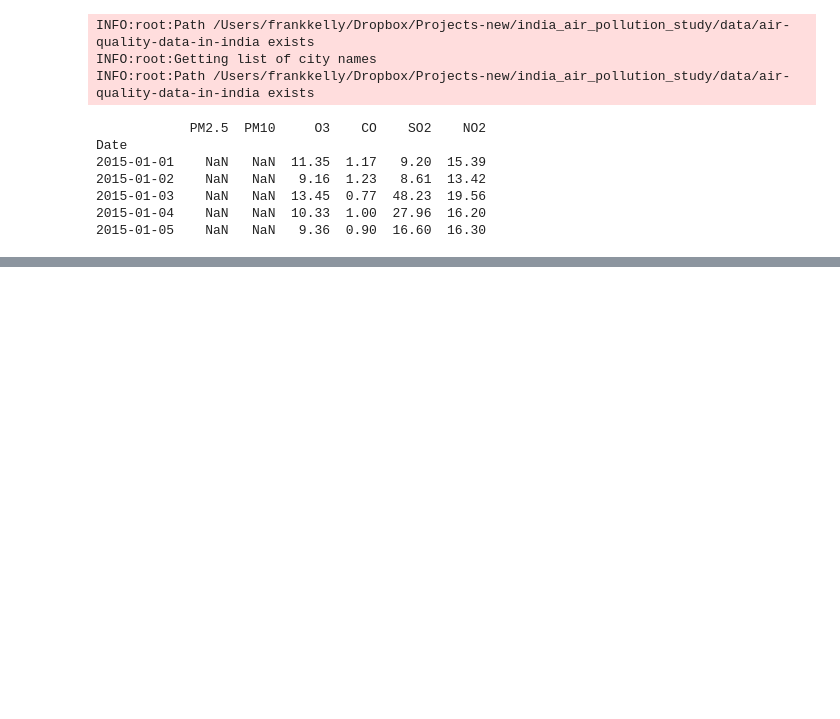
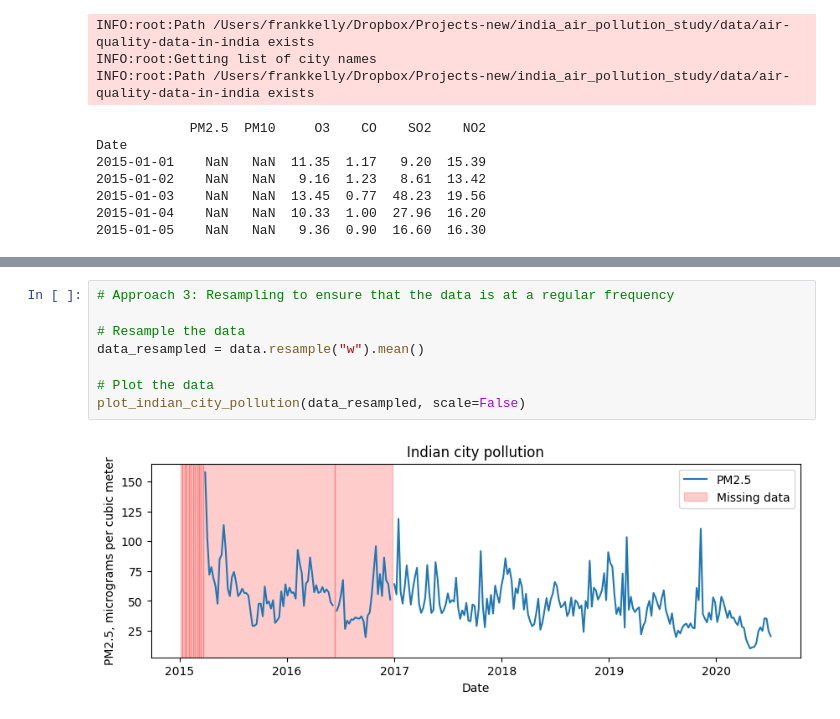
Before and after one commit to swhustla/comparison_of_time_series_methods, a Jupyter notebook: notebooks/DevDay_02_challenges_with_data.ipynb, the cells around one changed output, grey strips where cells are left out. Drawn from its saved outputs; the diff is of its cells as text; blank space fills up the shorter version.

```diff
--- a/notebooks/DevDay_02_challenges_with_data.ipynb
+++ b/notebooks/DevDay_02_challenges_with_data.ipynb
@@ -75,3 +121,13 @@ plot_indian_city_pollution(data, scale=False)
+# %%
+# Approach 3: Resampling to ensure that the data is at a regular frequency
+
+# Resample the data
+data_resampled = data.resample("w").mean()
+
+# Plot the data
+plot_indian_city_pollution(data_resampled, scale=False)
+# %% [output]
+[figure, added]
 # %%
 # show the data
 data.head()
```
Also changed, not shown: parts of 29 cells of this notebook.
